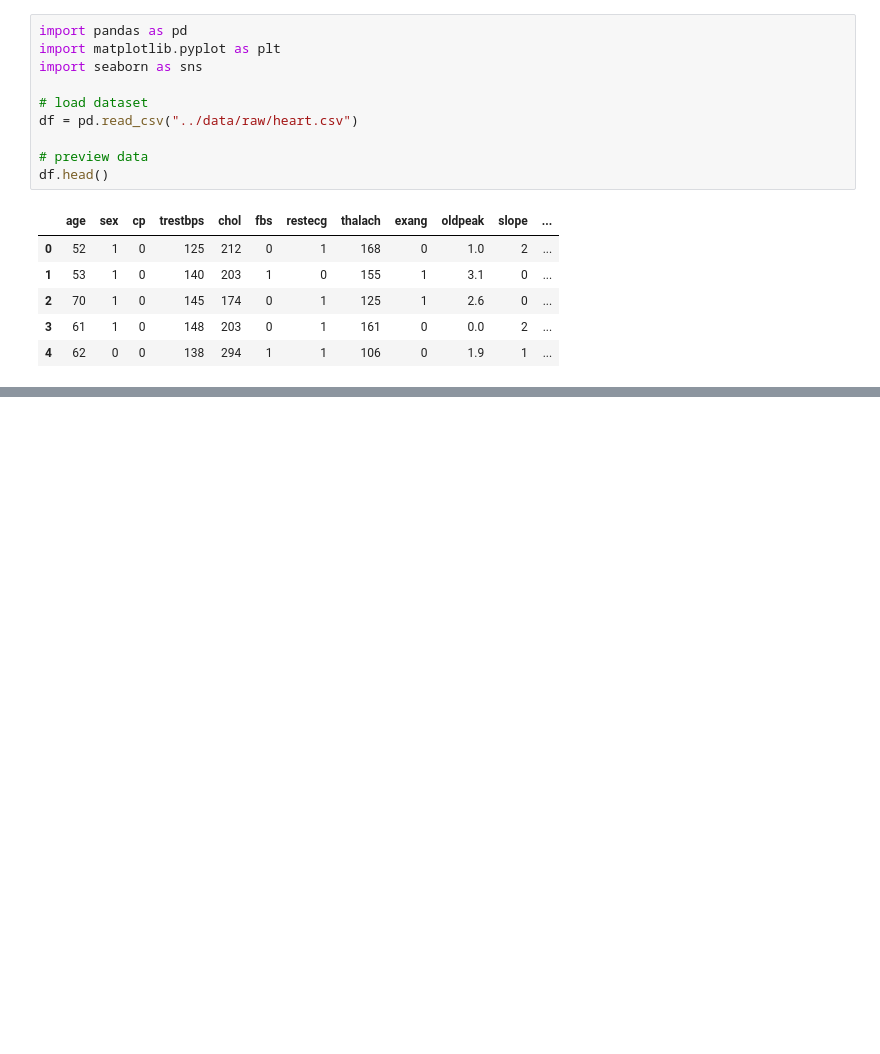
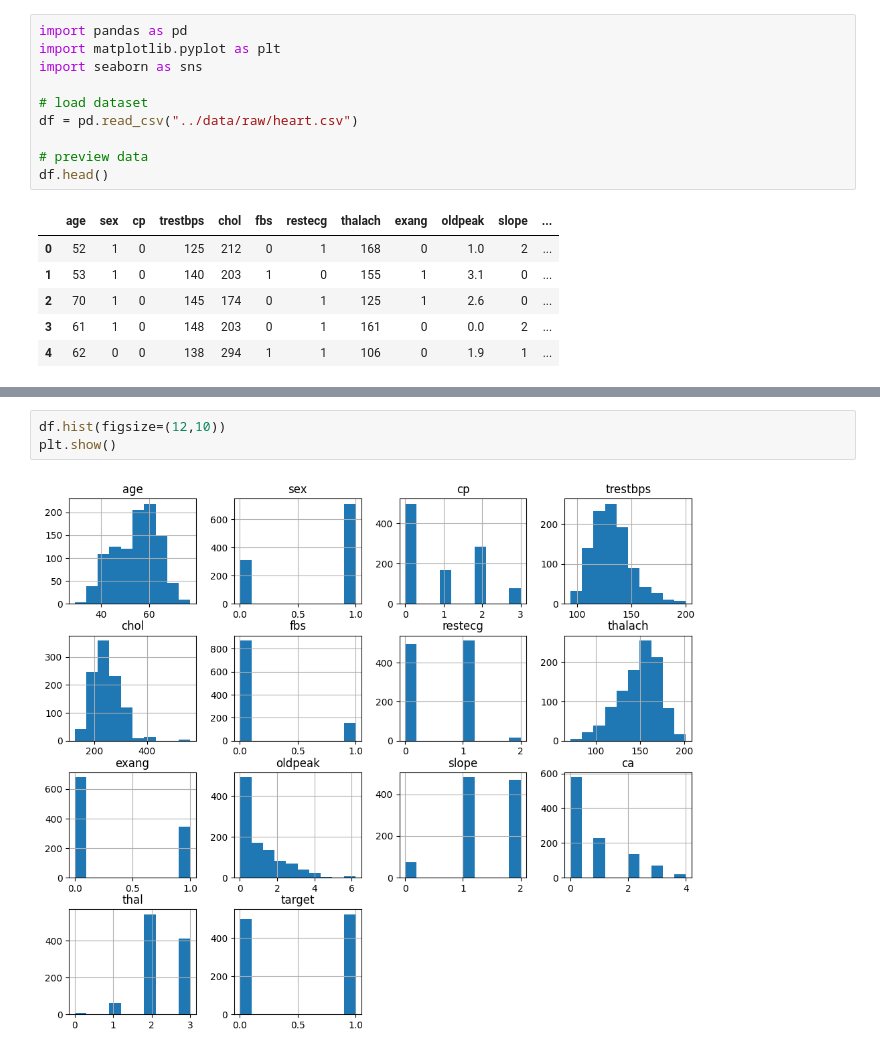
Before and after one commit to a-diallo-eng/ML-Engineering, a Jupyter notebook: ml-heart-disease-project/notebooks/01_exploration.ipynb, the cells around one changed output, grey strips where cells are left out. Saved outputs shown, nothing was run; the diff lists cells and outputs as text; blank space fills up the shorter version.

```diff
--- a/ml-heart-disease-project/notebooks/01_exploration.ipynb
+++ b/ml-heart-disease-project/notebooks/01_exploration.ipynb
@@ -17,0 +92,5 @@ df.head()
+# %%
+df.hist(figsize=(12,10))
+plt.show()
+# %% [output]
+[figure, added]
```
Also changed, not shown: parts of 7 cells of this notebook, 4 other files.
